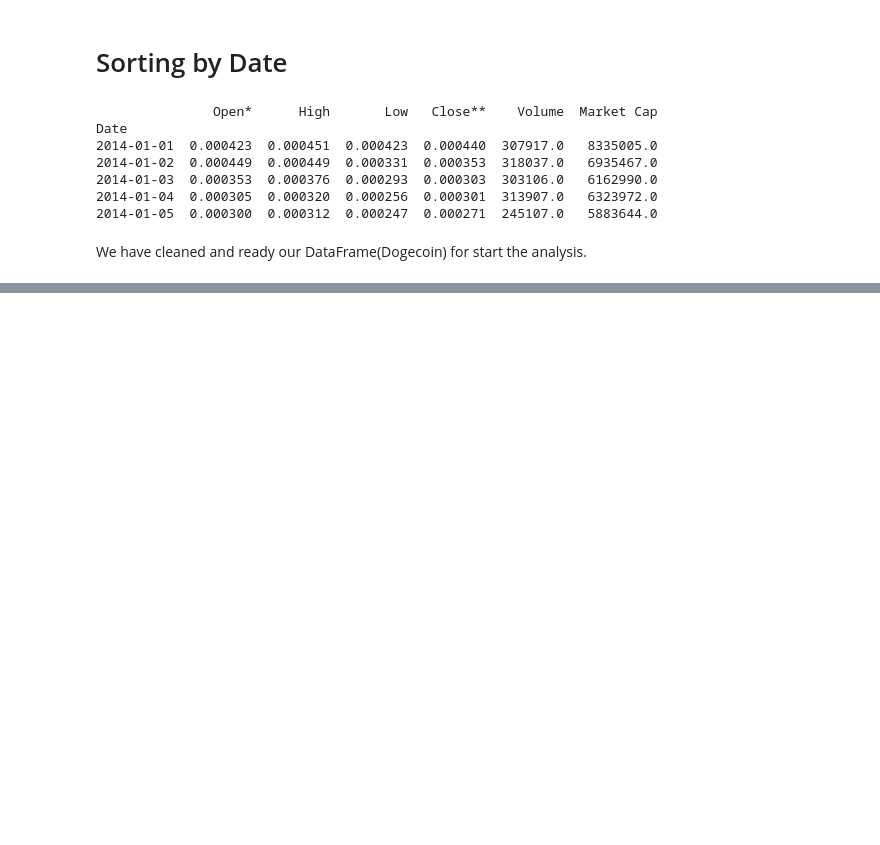
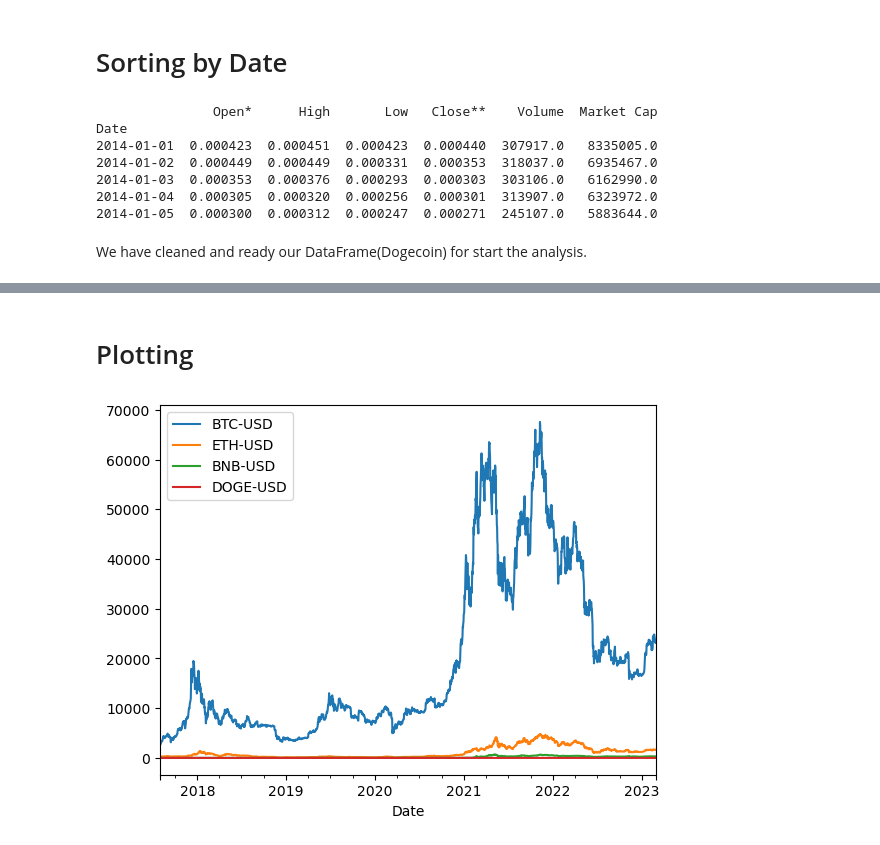
Before and after one commit to KaryShann/CryptoMarketAnalysis, a Jupyter notebook: Project Python in Finance.ipynb, the cells around one changed output, grey strips where cells are left out. Cells and saved outputs as stored; diff of their text form; code cells hidden in the pictures; blank space fills up the shorter version.

Commit message:
Cleaned Data and Analysis Prices

```diff
--- a/Project Python in Finance.ipynb
+++ b/Project Python in Finance.ipynb
@@ -858,0 +871,7 @@ We have cleaned and ready our DataFrame(Dogecoin) for start the analysis.
+# %%
+prices_df = pd.DataFrame ({'BTC-USD': bitcoin_df['Close**'],'ETH-USD':Ethereum_df['Close**'],'BNB-USD': BNB_df['Close**'],'DOGE-USD': Dogecoin_df['Close**']})
+# %%
+# filter dataframe for dates between '2017-08-01' and '2023-02-28'
+start_date = pd.to_datetime('2017-08-01')
+end_date = pd.to_datetime('2023-02-28')
+filteredprices = prices_df.loc[start_date:end_date]
@@ -858,0 +900,7 @@ We have cleaned and ready our DataFrame(Dogecoin) for start the analysis.
+# %% [markdown]
+# Plotting
+# %%
+filteredprices.plot()
+plt.show()
+# %% [output]
+[figure, added]
```
Also changed, not shown: parts of 30 cells of this notebook.
